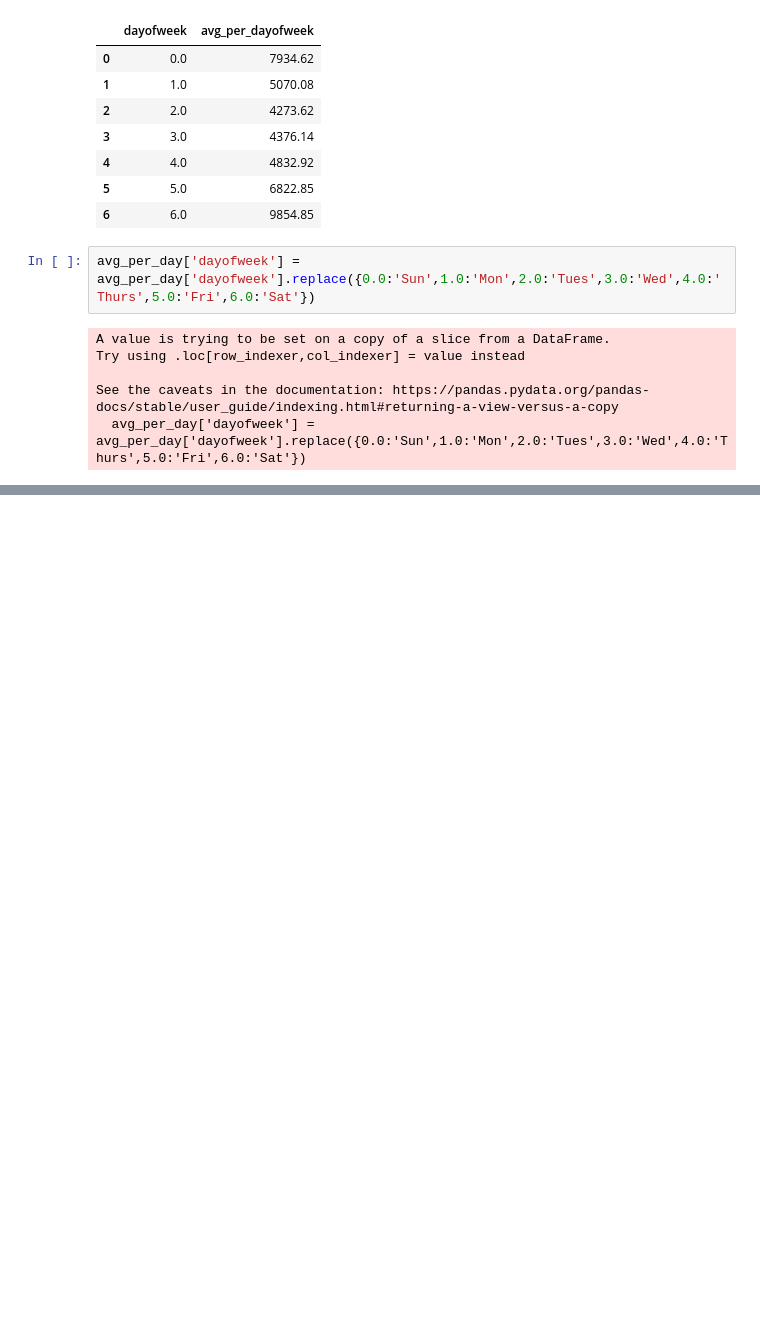
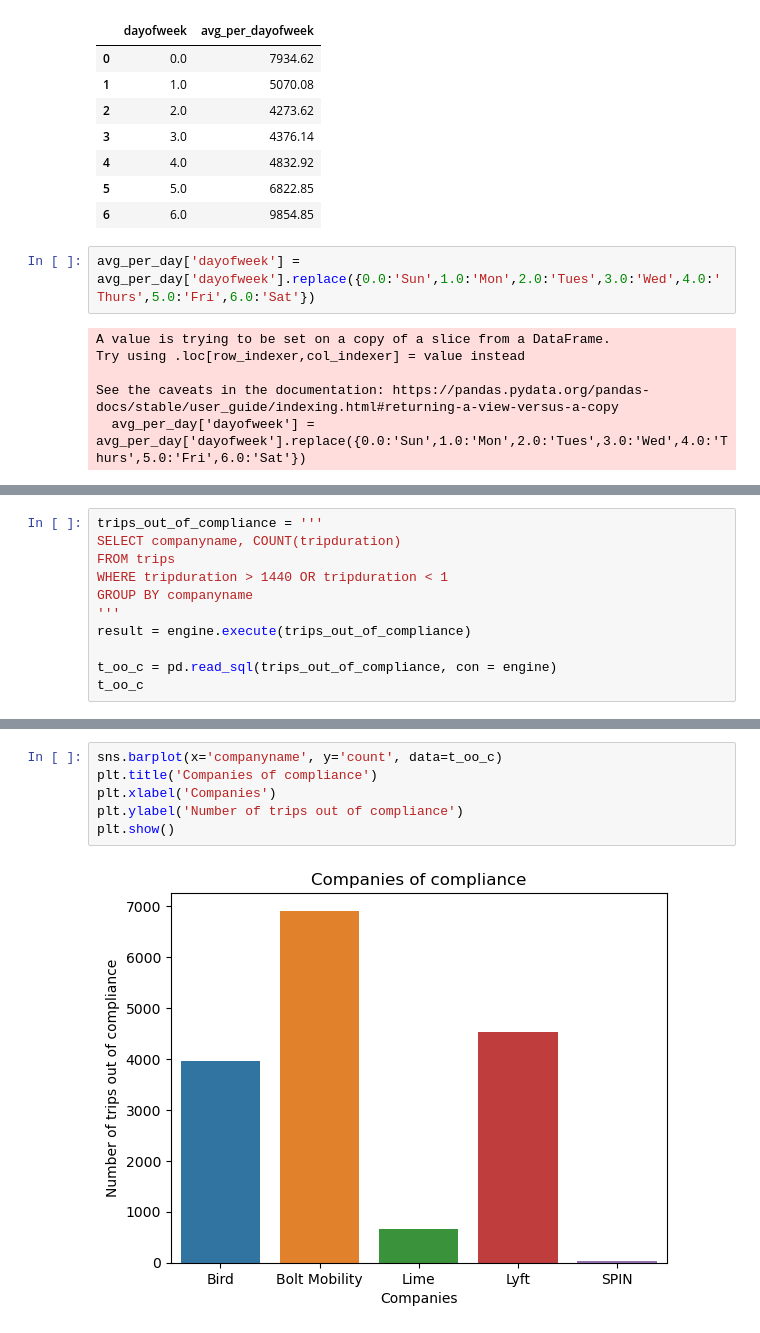
Before and after one commit to NSS-Data-Analytics-Cohort-8/scooter-partner1-whenhugocallsuspythonistas, a Jupyter notebook: notebooks/twooter.ipynb, the cells around one changed output, grey strips where cells are left out. Drawn from its saved outputs; the diff is of its cells as text; blank space fills up the shorter version.

```diff
--- a/notebooks/twooter.ipynb
+++ b/notebooks/twooter.ipynb
@@ -230,0 +231,11 @@ plt.show()
+# %%
+trips_out_of_compliance = '''
+SELECT companyname, COUNT(tripduration)
+FROM trips
+WHERE tripduration > 1440 OR tripduration < 1
+GROUP BY companyname
+'''
+result = engine.execute(trips_out_of_compliance)
+
+t_oo_c = pd.read_sql(trips_out_of_compliance, con = engine)
+t_oo_c
@@ -230,0 +249,8 @@ plt.show()
+# %%
+sns.barplot(x='companyname', y='count', data=t_oo_c)
+plt.title('Companies of compliance')
+plt.xlabel('Companies')
+plt.ylabel('Number of trips out of compliance')
+plt.show()
+# %% [output]
+[figure, added]
```
Also changed, not shown: parts of 7 cells of this notebook, 2 other files.
